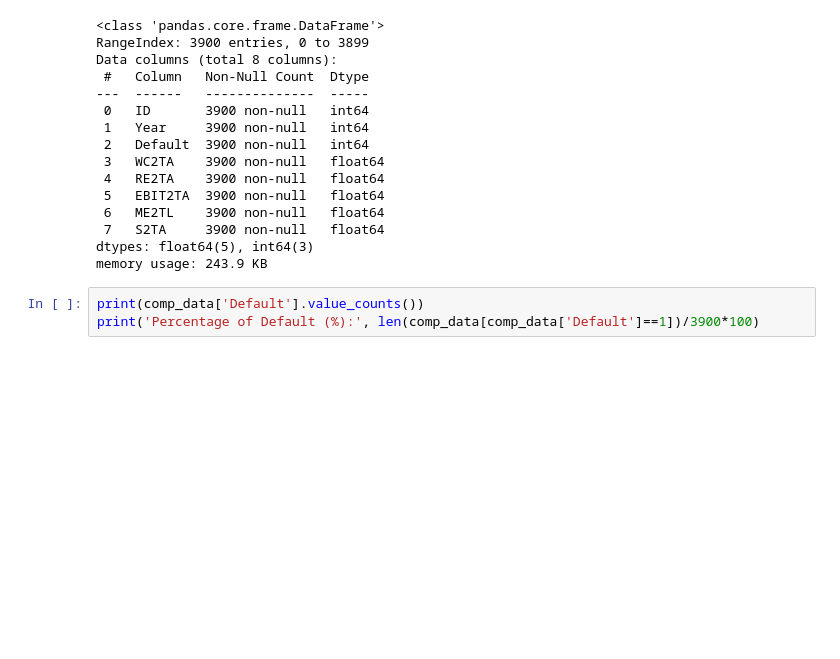
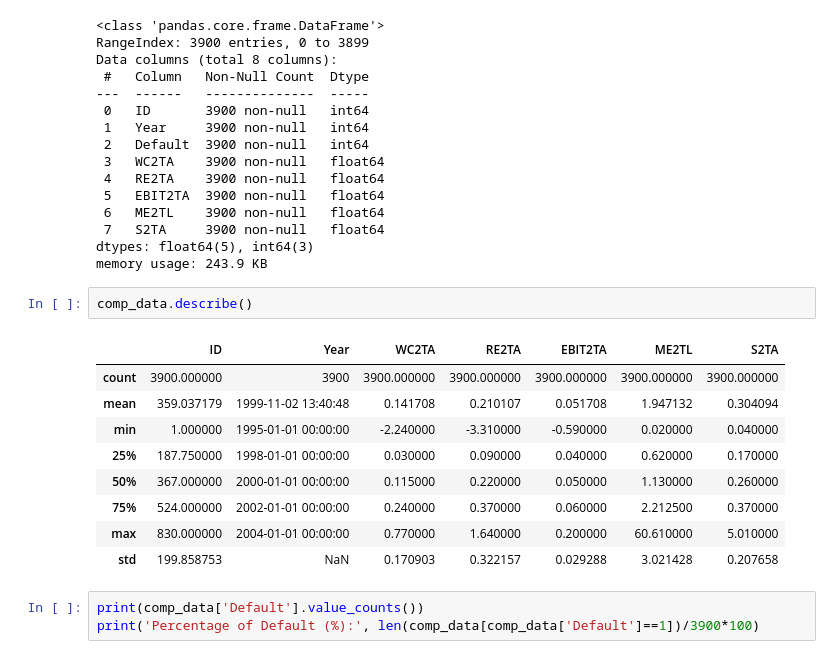
Before and after one commit to Hoale2908/Predicting-Company-Default, a Jupyter notebook: Predicting_Company_Default.ipynb, the cells around one changed output. Drawn from its saved outputs; the diff is of its cells as text; blank space fills up the shorter version.

```diff
--- a/Predicting_Company_Default.ipynb
+++ b/Predicting_Company_Default.ipynb
@@ -58,6 +59,18 @@ Data columns (total 8 columns):
  7   S2TA     3900 non-null   float64
 dtypes: float64(5), int64(3)
 memory usage: 243.9 KB
+# %%
+comp_data.describe()
+# %% [output]
+|  | ID | Year | WC2TA | RE2TA | EBIT2TA | ME2TL | S2TA |
+| count | 3900.000000 | 3900 | 3900.000000 | 3900.000000 | 3900.000000 | 3900.000000 | 3900.000000 |
+| mean | 359.037179 | 1999-11-02 13:40:48 | 0.141708 | 0.210107 | 0.051708 | 1.947132 | 0.304094 |
+| min | 1.000000 | 1995-01-01 00:00:00 | -2.240000 | -3.310000 | -0.590000 | 0.020000 | 0.040000 |
+| 25% | 187.750000 | 1998-01-01 00:00:00 | 0.030000 | 0.090000 | 0.040000 | 0.620000 | 0.170000 |
+| 50% | 367.000000 | 2000-01-01 00:00:00 | 0.115000 | 0.220000 | 0.050000 | 1.130000 | 0.260000 |
+| 75% | 524.000000 | 2002-01-01 00:00:00 | 0.240000 | 0.370000 | 0.060000 | 2.212500 | 0.370000 |
+| max | 830.000000 | 2004-01-01 00:00:00 | 0.770000 | 1.640000 | 0.200000 | 60.610000 | 5.010000 |
+| std | 199.858753 | NaN | 0.170903 | 0.322157 | 0.029288 | 3.021428 | 0.207658 |
 # %%
 print(comp_data['Default'].value_counts())
 print('Percentage of Default (%):', len(comp_data[comp_data['Default']==1])/3900*100)
```
Also changed, not shown: parts of 14 cells of this notebook.
